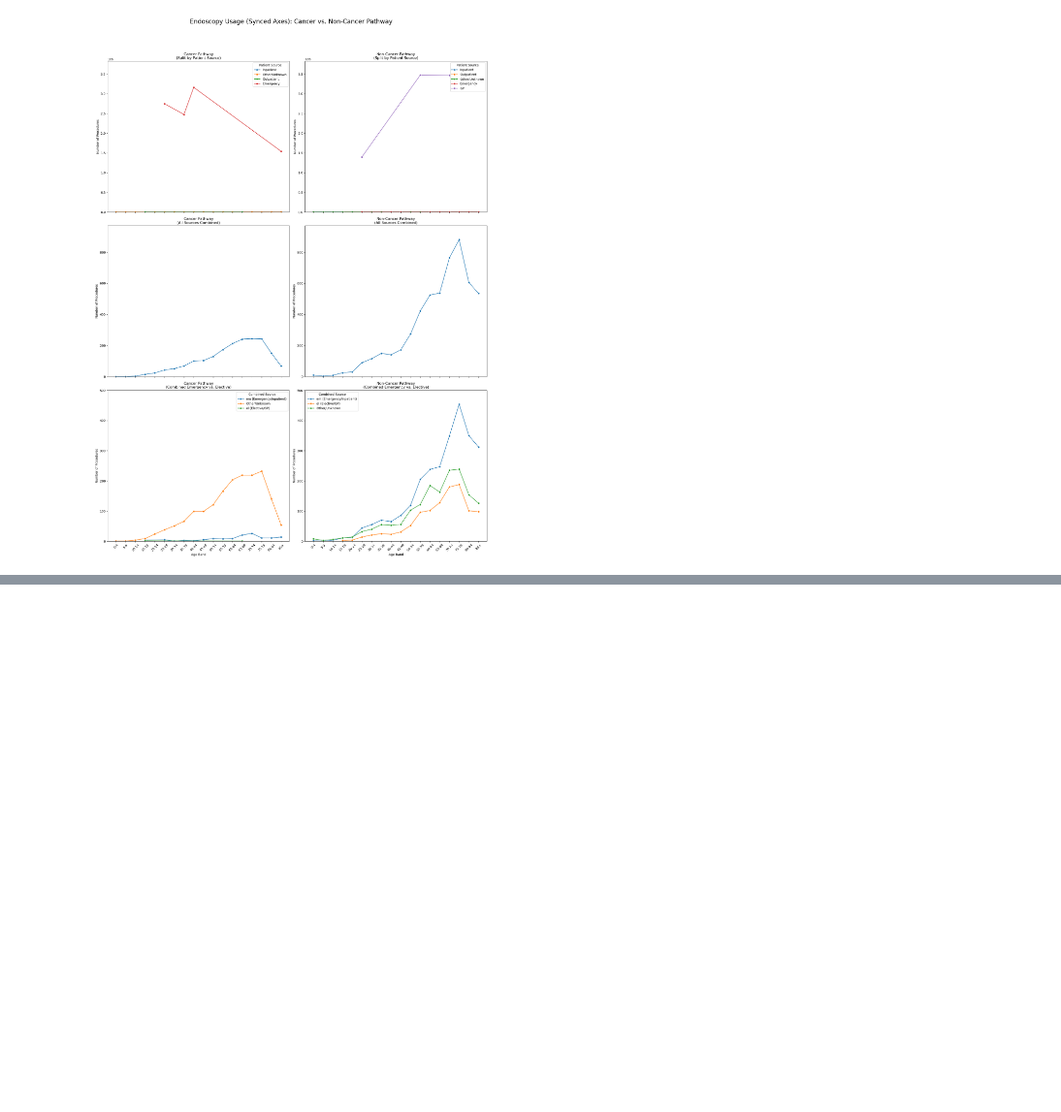
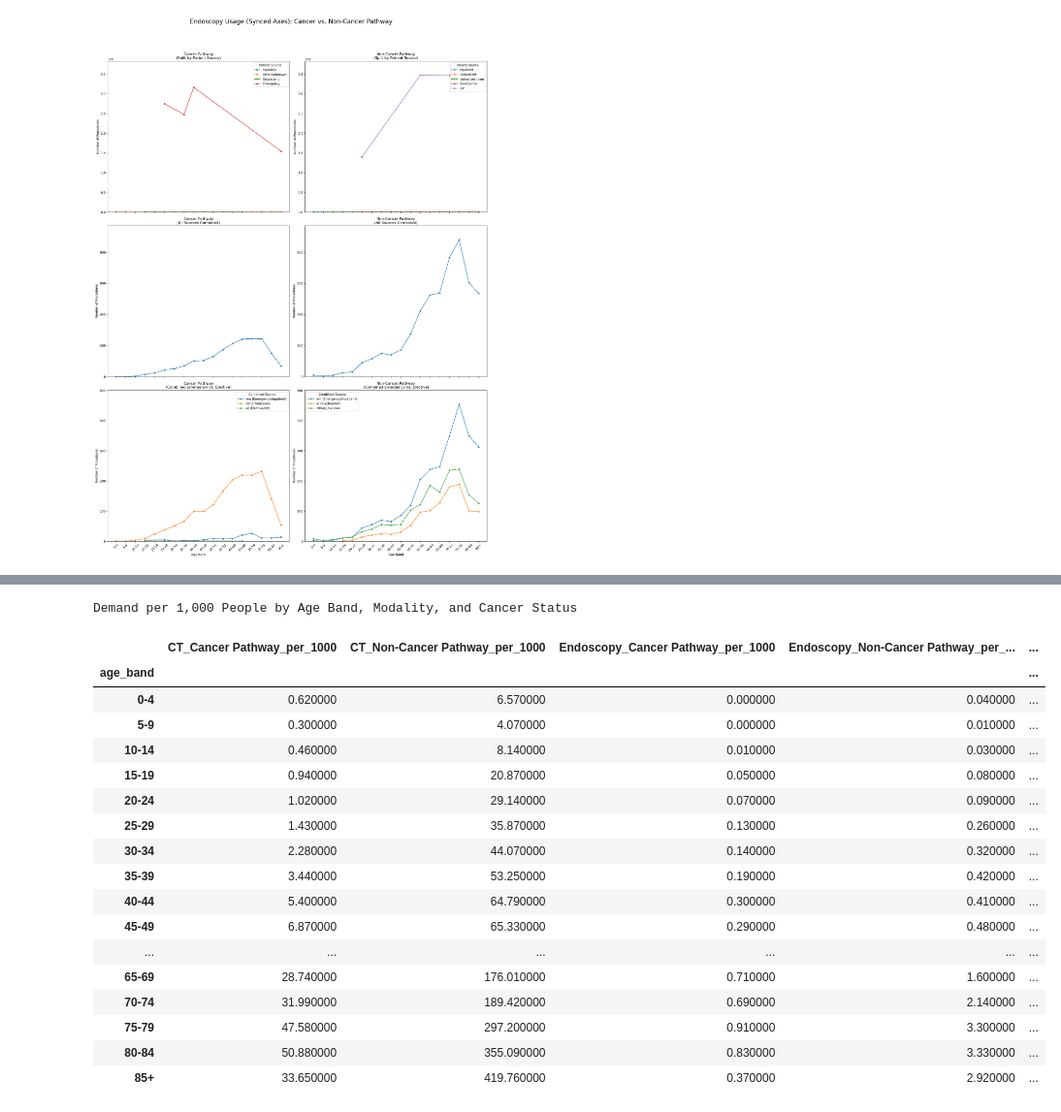
Before and after one commit to RossTylr/nhs-diagnostics-dids-eda, a Jupyter notebook: notebooks/04g_modality_analysis_by_age_and_source_for_cancer.ipynb, the cells around one changed output, grey strips where cells are left out. Shown at 97% size. Cells and saved outputs as stored; diff of their text form; code cells hidden in the pictures; blank space fills up the shorter version.

```diff
--- a/notebooks/04f_modality_analysis_by_age_and_source_for_cancer.ipynb
+++ b/notebooks/04g_modality_analysis_by_age_and_source_for_cancer.ipynb
@@ -504,0 +521,74 @@ Procedure Count by Age Band, Modality, and Cancer Status
+# %%
+# =========================================================================
+#  ==> FIXED: Pivoted Table + Demand per 1000 People <==
+# =========================================================================
+
+# --- Step 1: Build the pivot table ---
+modalities_of_interest = ['CT', 'MRI', 'Endoscopy']
+summary_df = df[df['modality_bucket'].isin(modalities_of_interest)].copy()
+
+pivoted = pd.pivot_table(
+    summary_df,
+    index='age_band',
+    columns=['modality_bucket', 'cancer_status'],
+    aggfunc='size',
+    fill_value=0,
+    observed=False  # Suppress future warning
+)
+
+# --- Step 2: Add 'Total' column for each modality ---
+for mod in modalities_of_interest:
+    if mod in pivoted.columns.get_level_values(0):
+        pivoted[(mod, 'Total')] = pivoted[mod].sum(axis=1)
+
+# --- Step 3: Flatten the MultiIndex columns ---
+pivoted.columns = [f"{mod}_{status}" for mod, status in pivoted.columns]
+pivoted_reset = pivoted.reset_index()
+
+# --- Step 4: Merge with population table ---
+age_band_population = pd.DataFrame({
+    "age_band": [
+        "0-4", "5-9", "10-14", "15-19", "20-24", "25-29", "30-34", "35-39",
+        "40-44", "45-49", "50-54", "55-59", "60-64", "65-69", "70-74",
+        "75-79", "80-84", "85+"
+    ],
+    "population_2024": [
+        283792, 322018, 331416, 324765, 342425, 342688, 367510, 355513,
+        341210, 362553, 413048, 423510, 376552, 337298, 357074,
+        266939, 181501, 183436
+    ]
+})
+
+df_pop = pivoted_reset.merge(age_band_population, on='age_band')
+
+# --- Step 5: Calculate per-1000 rates ---
+rate_cols = [col for col in df_pop.columns if col not in ['age_band', 'population_2024']]
+for col in rate_cols:
+    df_pop[f"{col}_per_1000"] = (df_pop[col] / df_pop['population_2024']) * 1000
+
+# --- Step 6: Extract final rate table ---
+rate_table = df_pop[['age_band'] + [col for col in df_pop.columns if col.endswith('_per_1000')]]
+rate_table = rate_table.set_index('age_band').round(2)
+
+# --- Step 7: Display ---
+display(rate_table.style.set_caption("Demand per 1,000 People by Age Band, Modality, and Cancer Status"))
+# %% [output]
+Demand per 1,000 People by Age Band, Modality, and Cancer Status
+|  | CT_Cancer Pathway_per_1000 | CT_Non-Cancer Pathway_per_1000 | Endoscopy_Cancer Pathway_per_1000 | Endoscopy_Non-Cancer Pathway_per_... | ... |
+| age_band |  |  |  |  | ... |
+| 0-4 | 0.620000 | 6.570000 | 0.000000 | 0.040000 | ... |
+| 5-9 | 0.300000 | 4.070000 | 0.000000 | 0.010000 | ... |
+| 10-14 | 0.460000 | 8.140000 | 0.010000 | 0.030000 | ... |
+| 15-19 | 0.940000 | 20.870000 | 0.050000 | 0.080000 | ... |
+| 20-24 | 1.020000 | 29.140000 | 0.070000 | 0.090000 | ... |
+| 25-29 | 1.430000 | 35.870000 | 0.130000 | 0.260000 | ... |
+| 30-34 | 2.280000 | 44.070000 | 0.140000 | 0.320000 | ... |
+| 35-39 | 3.440000 | 53.250000 | 0.190000 | 0.420000 | ... |
+| 40-44 | 5.400000 | 64.790000 | 0.300000 | 0.410000 | ... |
+| 45-49 | 6.870000 | 65.330000 | 0.290000 | 0.480000 | ... |
+| ... | ... | ... | ... | ... | ... |
+| 65-69 | 28.740000 | 176.010000 | 0.710000 | 1.600000 | ... |
+| 70-74 | 31.990000 | 189.420000 | 0.690000 | 2.140000 | ... |
+| 75-79 | 47.580000 | 297.200000 | 0.910000 | 3.300000 | ... |
+| 80-84 | 50.880000 | 355.090000 | 0.830000 | 3.330000 | ... |
+| 85+ | 33.650000 | 419.760000 | 0.370000 | 2.920000 | ... |
```
Also changed, not shown: parts of 4 cells of this notebook, 20 other files.
